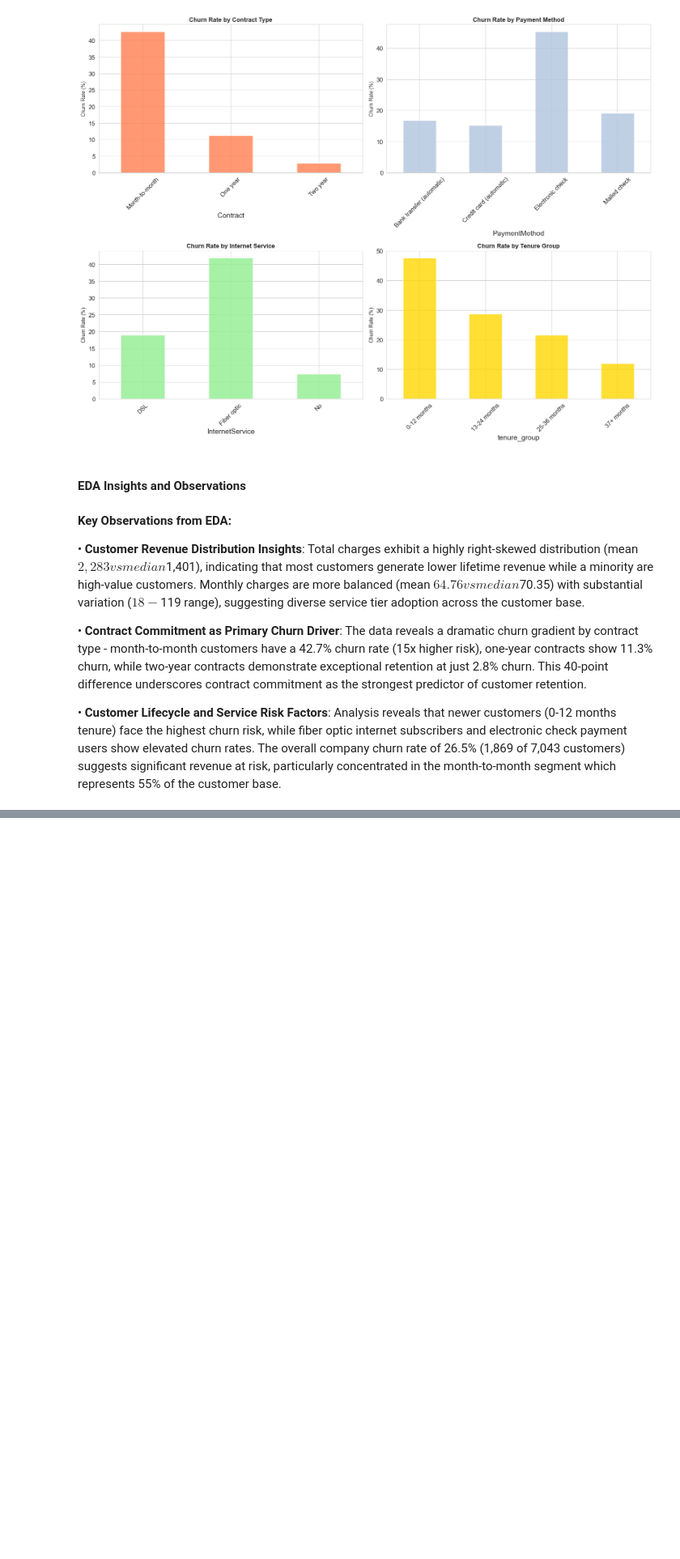
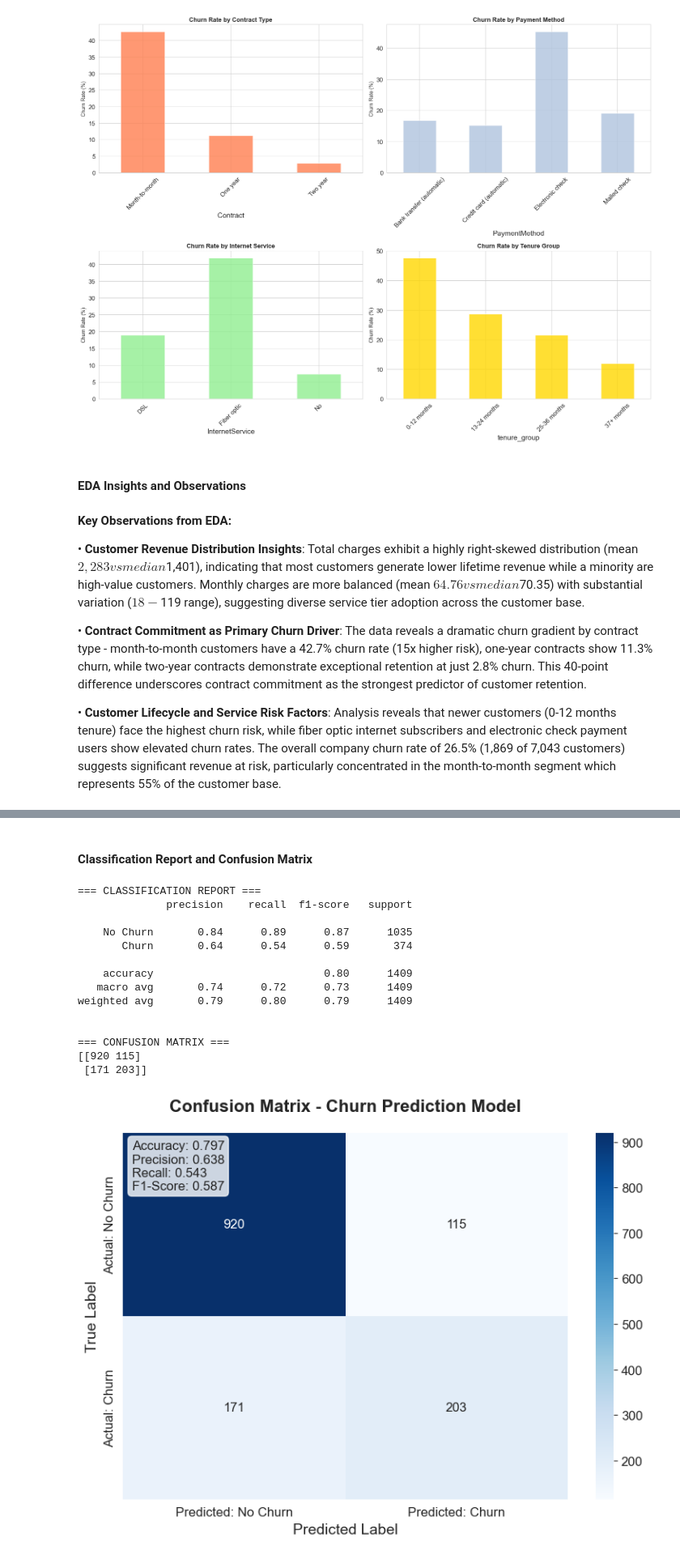
Before and after one commit to JerryYang666/cwru-buai-assignments, a Jupyter notebook: 1-churn-prediction/churn-prediction.ipynb, the cells around one changed output, grey strips where cells are left out. Shown at 81% size. Saved outputs shown, nothing was run; the diff lists cells and outputs as text; code cells hidden in the pictures; blank space fills up the shorter version.

```diff
--- a/1-churn-prediction/churn-prediction.ipynb
+++ b/1-churn-prediction/churn-prediction.ipynb
@@ -323,0 +523,14 @@ Two year        97.2   2.8
+# %%
+# Predict probabilities for the test set
+y_pred_proba = logistic_model.predict(X_test_with_intercept)
+print(f"Predicted probabilities shape: {y_pred_proba.shape}")
+print(f"Probability range: [{y_pred_proba.min():.4f}, {y_pred_proba.max():.4f}]")
+print(f"Mean predicted probability: {y_pred_proba.mean():.4f}")
+
+# Convert probabilities to classes using 0.5 threshold
+y_pred_classes = (y_pred_proba >= 0.5).astype(int)
+print("\nPredicted classes at 0.5 threshold:")
+print(f"No Churn (0): {np.sum(y_pred_classes == 0):,} customers")
+print(f"Churn (1): {np.sum(y_pred_classes == 1):,} customers")
+print(f"Predicted churn rate: {y_pred_classes.mean():.3f}")
+print(f"Actual churn rate: {y_test.mean():.3f}")
@@ -323,0 +547,52 @@ Two year        97.2   2.8
+# %% [markdown]
+#### Classification Report and Confusion Matrix
+# %%
+# Print classification report
+print("=== CLASSIFICATION REPORT ===")
+print(classification_report(y_test, y_pred_classes, target_names=['No Churn', 'Churn']))
+
+# Print confusion matrix
+print("\n=== CONFUSION MATRIX ===")
+cm = confusion_matrix(y_test, y_pred_classes)
+print(cm)
+
+# Create beautiful confusion matrix visualization
+fig, ax = plt.subplots(figsize=(8, 6))
+sns.heatmap(cm, annot=True, fmt='d', cmap='Blues',
+            xticklabels=['Predicted: No Churn', 'Predicted: Churn'],
+            yticklabels=['Actual: No Churn', 'Actual: Churn'],
+            ax=ax)
+ax.set_title('Confusion Matrix - Churn Prediction Model', fontsize=16, fontweight='bold', pad=20)
+ax.set_ylabel('True Label', fontsize=14)
+ax.set_xlabel('Predicted Label', fontsize=14)
+
+# Add performance metrics as text
+tn, fp, fn, tp = cm.ravel()
+accuracy = (tp + tn) / (tp + tn + fp + fn)
+precision = tp / (tp + fp) if (tp + fp) > 0 else 0
+recall = tp / (tp + fn) if (tp + fn) > 0 else 0
+f1 = 2 * (precision * recall) / (precision + recall) if (precision + recall) > 0 else 0
+
+ax.text(0.02, 0.98, f'Accuracy: {accuracy:.3f}\nPrecision: {precision:.3f}\nRecall: {recall:.3f}\nF1-Score: {f1:.3f}',
+        transform=ax.transAxes, fontsize=12, verticalalignment='top',
+        bbox=dict(boxstyle='round', facecolor='white', alpha=0.8))
+
+plt.tight_layout()
+plt.savefig('graphs/confusion_matrix.png', dpi=300, bbox_inches='tight')
+plt.show()
+# %% [output]
+=== CLASSIFICATION REPORT ===
+              precision    recall  f1-score   support
+
+    No Churn       0.84      0.89      0.87      1035
+       Churn       0.64      0.54      0.59       374
+
+    accuracy                           0.80      1409
+   macro avg       0.74      0.72      0.73      1409
+weighted avg       0.79      0.80      0.79      1409
+
+
+=== CONFUSION MATRIX ===
+[[920 115]
+ [171 203]]
+[figure, added]
```
Also changed, not shown: parts of 21 cells of this notebook, 3 other files.
